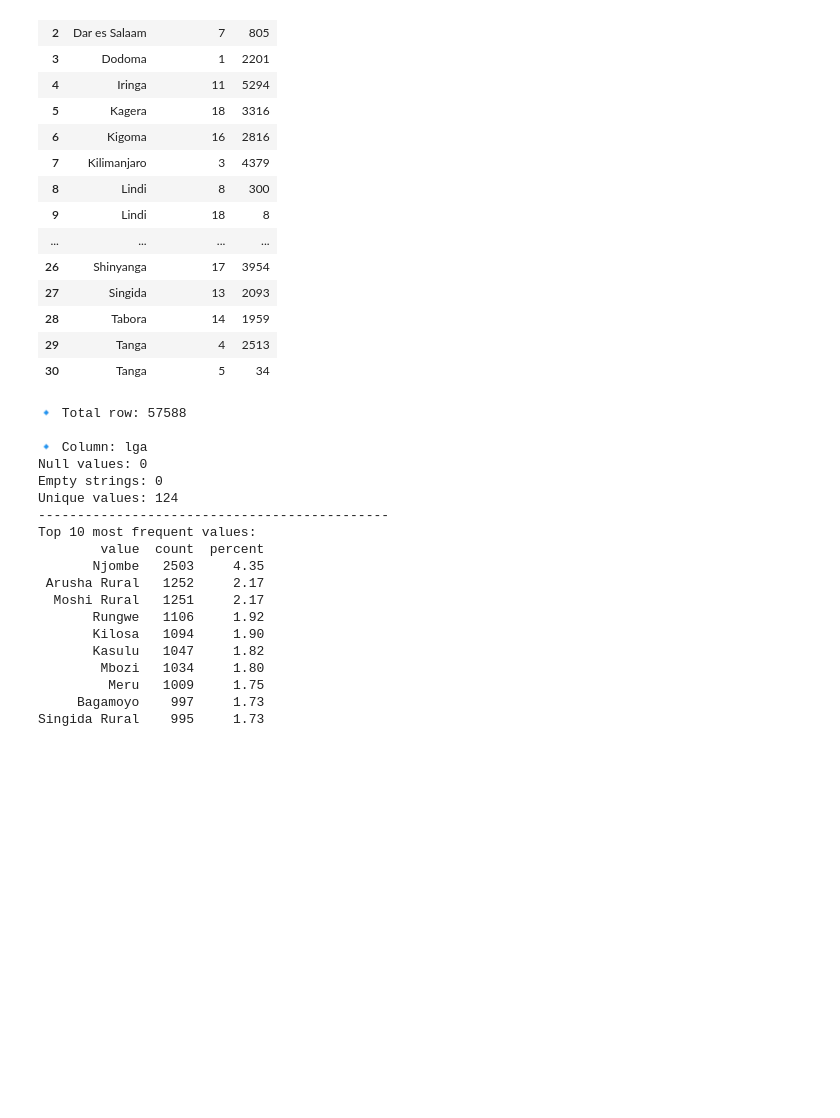
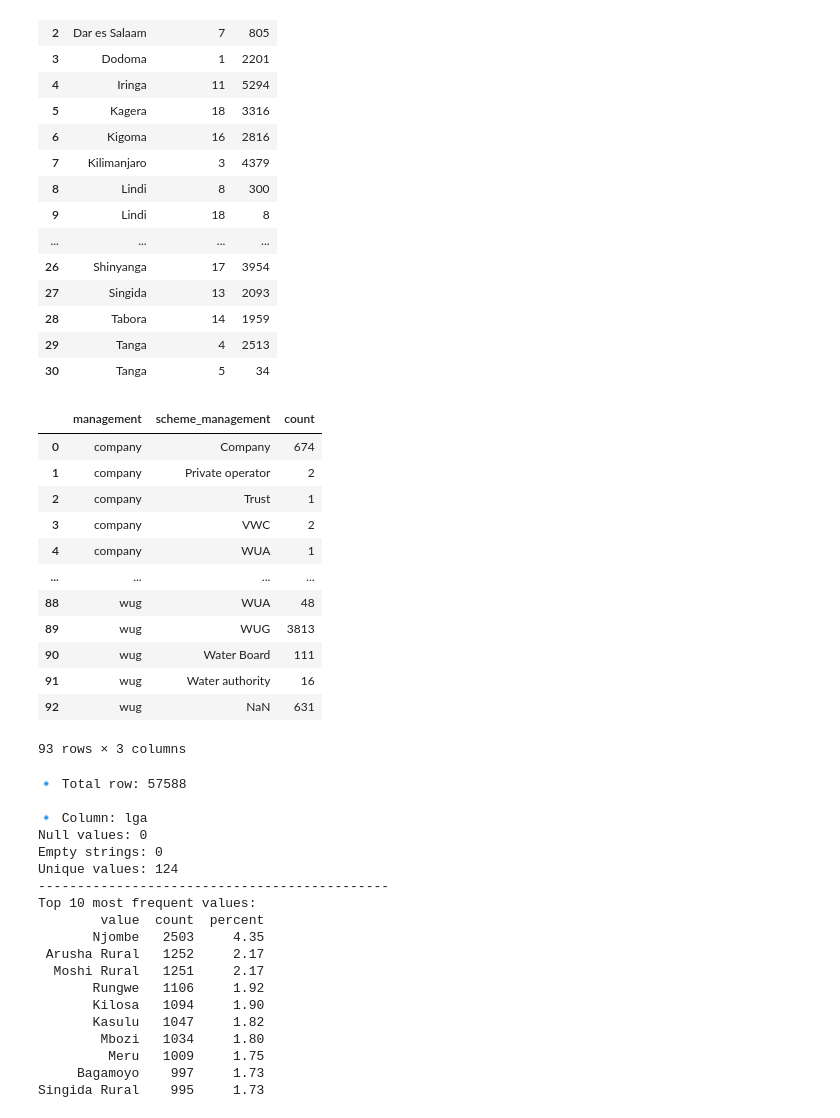
Before and after one commit to floranuta/Data_Circle, a Jupyter notebook: notebooks/Ticket111_LoadExam_Colab.ipynb, the cells around one changed output. Saved outputs shown, nothing was run; the diff lists cells and outputs as text; code cells hidden in the pictures; blank space fills up the shorter version.

```diff
--- a/notebooks/Ticket111_LoadExam_Colab.ipynb
+++ b/notebooks/Ticket111_LoadExam_Colab.ipynb
@@ -316,6 +316,30 @@ region_stats
 | 28 | Tabora | 14 | 1959 |
 | 29 | Tanga | 4 | 2513 |
 | 30 | Tanga | 5 | 34 |
+# %%
+scheme_management = (
+    pump_data
+    .groupby(["management", "scheme_management"], dropna=False)
+    .size()
+    .reset_index(name="count")
+    .sort_values(["management", "scheme_management"])
+)
+
+scheme_management
+# %% [output]
+|  | management | scheme_management | count |
+| 0 | company | Company | 674 |
+| 1 | company | Private operator | 2 |
+| 2 | company | Trust | 1 |
+| 3 | company | VWC | 2 |
+| 4 | company | WUA | 1 |
+| ... | ... | ... | ... |
+| 88 | wug | WUA | 48 |
+| 89 | wug | WUG | 3813 |
+| 90 | wug | Water Board | 111 |
+| 91 | wug | Water authority | 16 |
+| 92 | wug | NaN | 631 |
+93 rows × 3 columns
 # %%
 column_summary(pump_data, "lga")
 # %% [output]
```
Also changed, not shown: parts of 9 cells of this notebook.
